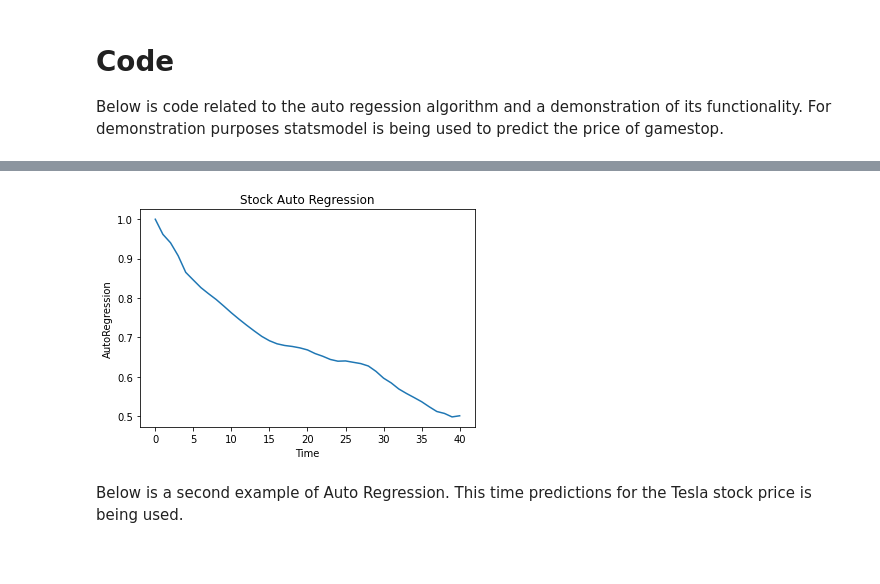
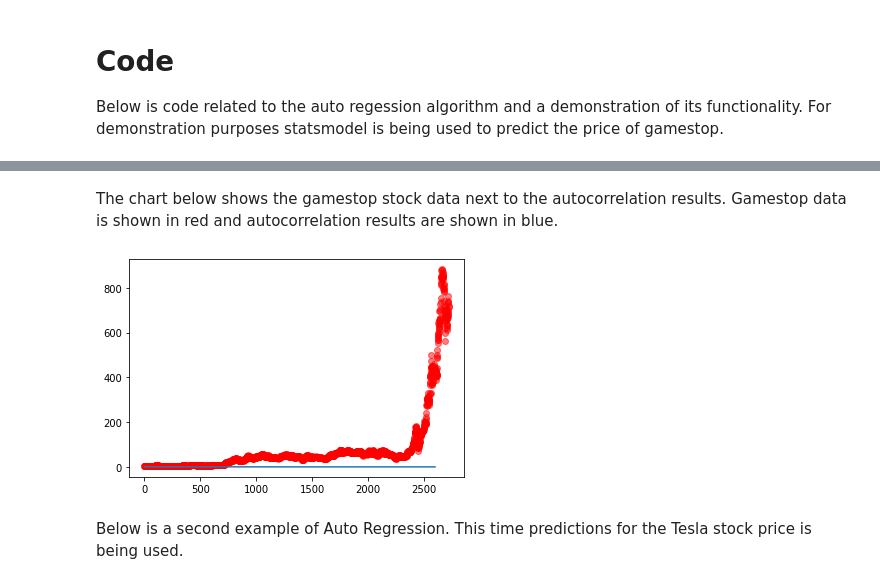
Before and after one commit to rinelson456/ravenAnalysis, a Jupyter notebook: AutoCorrelation/analysis.ipynb, the cells around one changed output, grey strips where cells are left out. Cells and saved outputs as stored; diff of their text form; code cells hidden in the pictures.

```diff
--- a/AutoCorrelation/analysis.ipynb
+++ b/AutoCorrelation/analysis.ipynb
@@ -88,0 +49,18 @@ array([1.        , 0.96163672, 0.94032051, 0.90759507, 0.86525173,
+# %%
+df = pd.read_csv("gameStopInput.csv")
+# df
+# %%
+array = sm.acf(df.y[1:2600], nlags=26000)
+# array
+# %%
+xAfter=[]
+yAfter=[]
+for i in range(len(array)):
+    xAfter.append(i)
+    yAfter.append(array[i])
+# %%
+
+x = np.array(xAfter)
+y = np.array(yAfter)
+dataset = pd.DataFrame({'x': x, 'y': y}, columns=['x', 'y'])
+# dataset
@@ -89,25 +74,17 @@ array([1.        , 0.96163672, 0.94032051, 0.90759507, 0.86525173,
+# %% [markdown]
+The chart below shows the gamestop stock data next to the autocorrelation results. Gamestop data is shown in red and autocorrelation results are shown in blue.
 # %%
-x = []
-i = 0
+x = df.x
+y = df.y
 
-for i in range(len(da)):
-    x.append(i)
+dat = pd.DataFrame({'x': x, 'y': y})
+dat.to_csv('gameStop.csv', index=False)
 
-y=da
 
-plt.plot(x, y)
-
-# naming the x axis
-plt.xlabel('Time')
-# naming the y axis
-plt.ylabel('AutoRegression')
-
-# giving a title to my graph
-plt.title('Stock Auto Regression')
-
-# function to show the plot
+plt.plot(x, y, 'o', alpha=0.5, color='red')
+plt.plot(dataset.x, dataset.y)
 plt.show()
 # %% [output]
-[figure, old version]
+[figure, new version]
 # %% [markdown]
 Below is a second example of Auto Regression. This time predictions for the Tesla stock price is being used.
```
Also changed, not shown: parts of 21 cells of this notebook, 21 other files.
